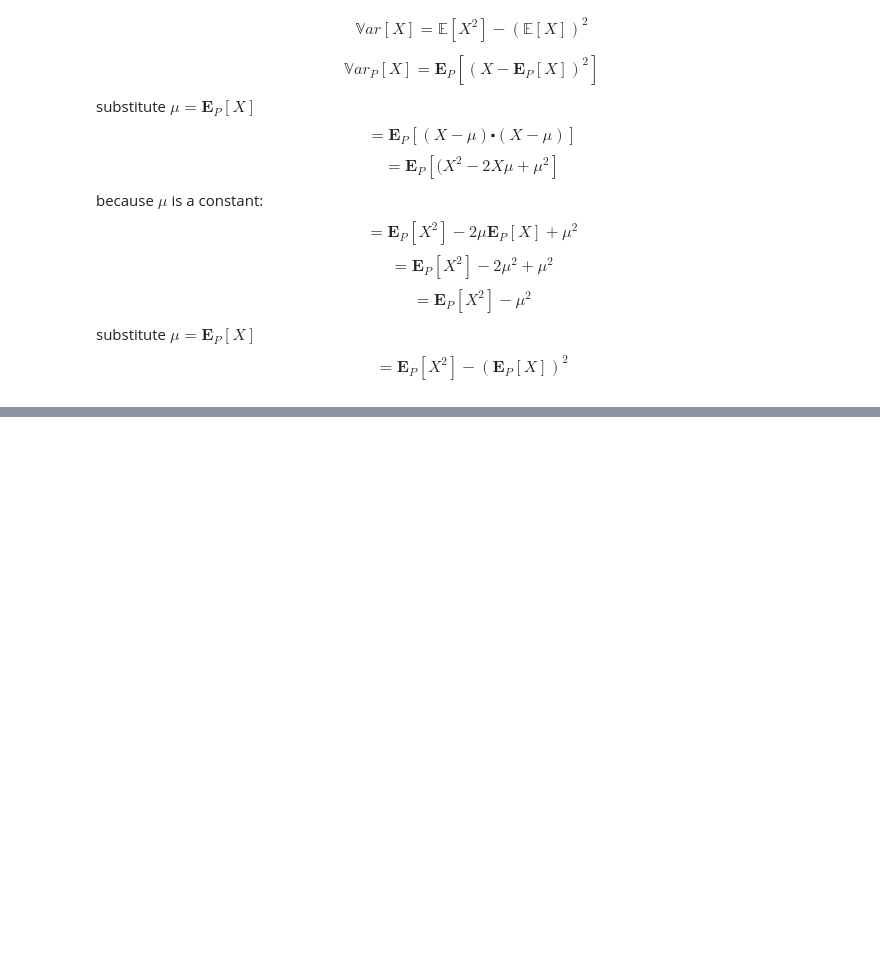
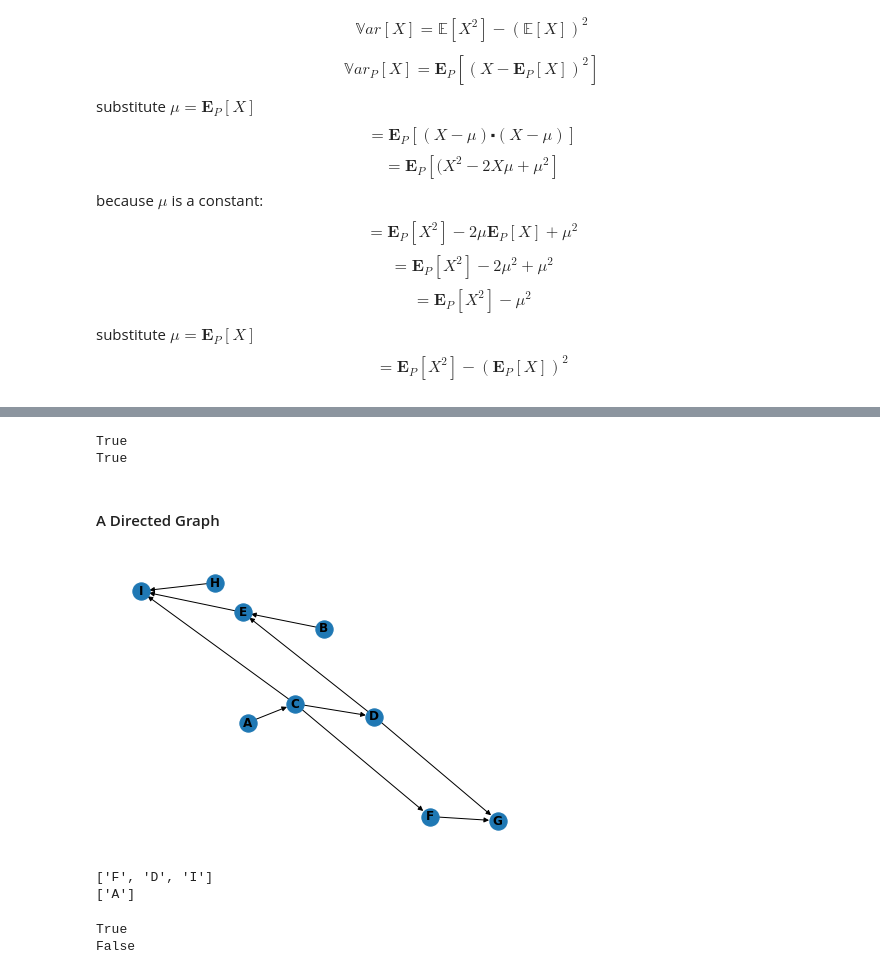
Before and after one commit to SmilodonCub/ML4VS, a Jupyter notebook: ProbabilistiGraphModels_Notes.ipynb, the cells around one changed output, grey strips where cells are left out. Cells and saved outputs as stored; diff of their text form; code cells hidden in the pictures; blank space fills up the shorter version.

```diff
--- a/ProbabilistiGraphModels_Notes.ipynb
+++ b/ProbabilistiGraphModels_Notes.ipynb
@@ -290,0 +353,31 @@ $$ = \mathbf{E} _{P}[X^2] - (\mathbf{E} _{P}[X])^2 $$
+# %%
+print( nx.has_path( G, 1, 4 ) )
+print( nx.has_path( G, 1, 2 ) )
+# %% [output]
+True
+True
+# %% [markdown]
+#### A Directed Graph
+# %%
+G2 = nx.DiGraph()
+node_list = [ 'A', 'B', 'C', 'D', 'E', 'F', 'G', 'H', 'I' ]
+G2.add_nodes_from( node_list )
+G2.add_weighted_edges_from( [ ('A','C',1), ( 'B','E',1 ), ( 'C','F',1 ), ( 'C','D',1 ), ( 'D','G',1 ), \
+                             ( 'D','E',1 ), ( 'C','I',1 ), ( 'E', 'I',1 ), ( 'F','G',1 ), ( 'H','I',1 ) ] )
+# %%
+nx.draw( G2, with_labels=True, font_weight='bold' )
+# %% [output]
+[figure, added]
+# %%
+#analyze the connectivity of directed nodes
+print( list( G2.successors( 'C' ) ) )
+print( list( G2.predecessors( 'C' ) ) )
+# %% [output]
+['F', 'D', 'I']
+['A']
+# %%
+print( nx.has_path( G2, 'A', 'D' ) )
+print( nx.has_path( G2, 'A', 'B' ) )
+# %% [output]
+True
+False
```
Also changed, not shown: parts of 17 cells of this notebook.
